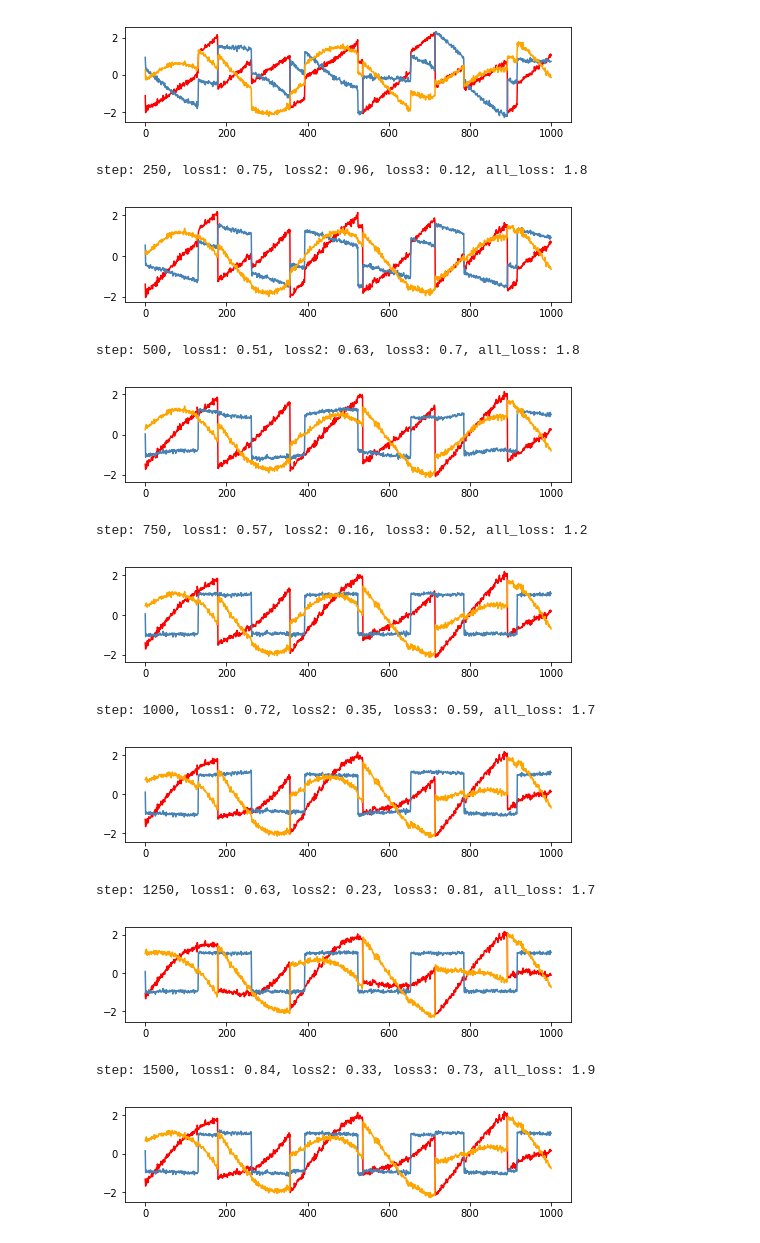
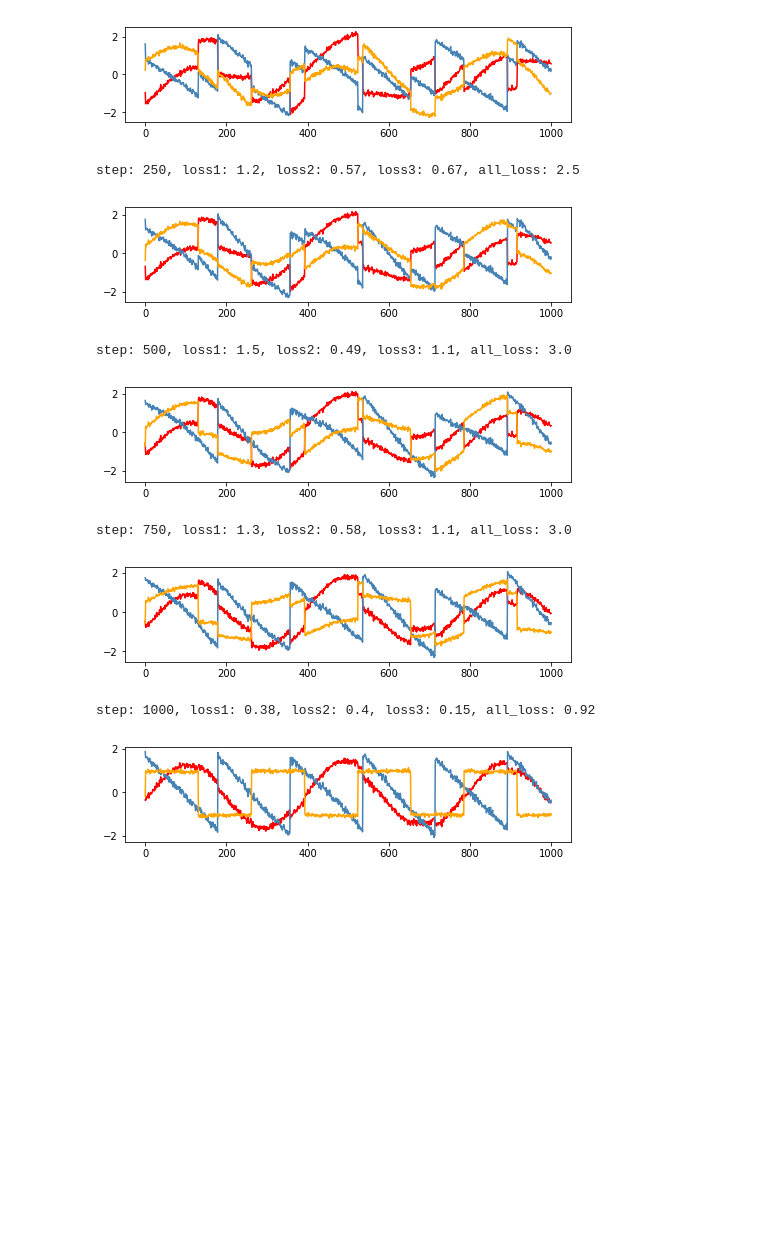
Before and after one commit to wiskott-lab/gradient-based-ica-GrICA, a Jupyter notebook: bss3.ipynb, the cells around one changed output. Cells and saved outputs as stored; diff of their text form; code cells hidden in the pictures; blank space fills up the shorter version.

```diff
--- a/bss3.ipynb
+++ b/bss3.ipynb
@@ -43,30 +43,27 @@ with tf.name_scope("estimator"):
     estimator3 = Dense(n_hidden, bias_initializer=initial_bias)
     estimator4 = Dense(n_hidden, bias_initializer=initial_bias)
     estimator5 = Dense(n_hidden, bias_initializer=initial_bias)
-    estimator6 = Dense(n_hidden, bias_initializer=initial_bias)
 
     def estimator_net_merge(h_join, h_marg, estimator):
         dense1_joint = leaky_relu(estimator[0](h_join))
         dense2_joint = leaky_relu(estimator[1](dense1_joint))
         dense3_joint = leaky_relu(estimator[2](dense2_joint))
         dense4_joint = leaky_relu(estimator[3](dense3_joint))
-        dense5_joint = leaky_relu(estimator[4](dense4_joint))
-        dense6_joint = estimator[5](dense5_joint)
+        dense5_joint = estimator[4](dense4_joint)
 
         dense1_marg = leaky_relu(estimator[0](h_marg))
         dense2_marg = leaky_relu(estimator[1](dense1_marg))
         dense3_marg = leaky_relu(estimator[2](dense2_marg))
         dense4_marg = leaky_relu(estimator[3](dense3_marg))
-        dense5_marg = leaky_relu(estimator[4](dense4_marg))
-        dense6_marg = estimator[5](dense5_marg)
-        return dense6_joint, dense6_marg
+        dense5_marg = estimator[4](dense4_marg)
+        return dense5_joint, dense5_marg
 
     dense7_joint1, dense7_marg1 = estimator_net_merge(h_join1, h_marg1, [estimator1, estimator2,
-                                                estimator3, estimator4, estimator5, estimator6])
+                                                estimator3, estimator4, estimator5])
     dense7_joint2, dense7_marg2 = estimator_net_merge(h_join2, h_marg2, [estimator1, estimator2,
-                                                estimator3, estimator4, estimator5, estimator6])
+                                                estimator3, estimator4, estimator5])
     dense7_joint3, dense7_marg3 = estimator_net_merge(h_join3, h_marg3, [estimator1, estimator2,
-                                                estimator3, estimator4, estimator5, estimator6])
+                                                estimator3, estimator4, estimator5])
 
 estimator_var_list = tf.get_collection(tf.GraphKeys.GLOBAL_VARIABLES, scope='estimator')
 
@@ -111,7 +108,7 @@ init = tf.global_variables_initializer()
 saver = tf.train.Saver(encoder_var_list)
 with tf.Session() as sess:
     sess.run(init)
-    for i in range(2001):
+    for i in range(1001):
         current_loss1, current_loss2, current_loss3, _ = sess.run([loss1,
                                                     loss2, loss3, train_estimators], feed_dict={encoding_x:X})
 
@@ -132,13 +129,9 @@ step: 0, loss1: -0.024, loss2: -0.024, loss3: -0.024, all_loss: -0.072
-[figure, old version]
+[figure, new version]
-step: 250, loss1: 0.75, loss2: 0.96, loss3: 0.12, all_loss: 1.8
+step: 250, loss1: 1.2, loss2: 0.57, loss3: 0.67, all_loss: 2.5
-[figure, old version]
+[figure, new version]
-step: 500, loss1: 0.51, loss2: 0.63, loss3: 0.7, all_loss: 1.8
+step: 500, loss1: 1.5, loss2: 0.49, loss3: 1.1, all_loss: 3.0
-[figure, old version]
+[figure, new version]
-step: 750, loss1: 0.57, loss2: 0.16, loss3: 0.52, all_loss: 1.2
+step: 750, loss1: 1.3, loss2: 0.58, loss3: 1.1, all_loss: 3.0
-[figure, old version]
+[figure, new version]
-step: 1000, loss1: 0.72, loss2: 0.35, loss3: 0.59, all_loss: 1.7
+step: 1000, loss1: 0.38, loss2: 0.4, loss3: 0.15, all_loss: 0.92
-[figure, old version]
+[figure, new version]
-step: 1250, loss1: 0.63, loss2: 0.23, loss3: 0.81, all_loss: 1.7
-[figure, removed]
-step: 1500, loss1: 0.84, loss2: 0.33, loss3: 0.73, all_loss: 1.9
-[figure, removed]
```
Also changed, not shown: parts of 2 cells of this notebook.
